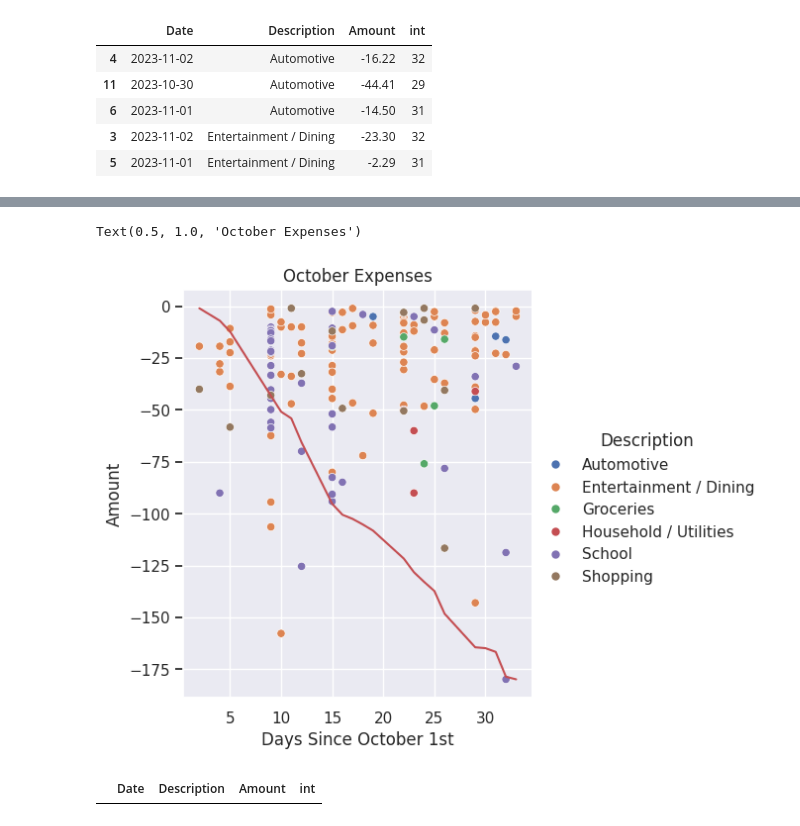
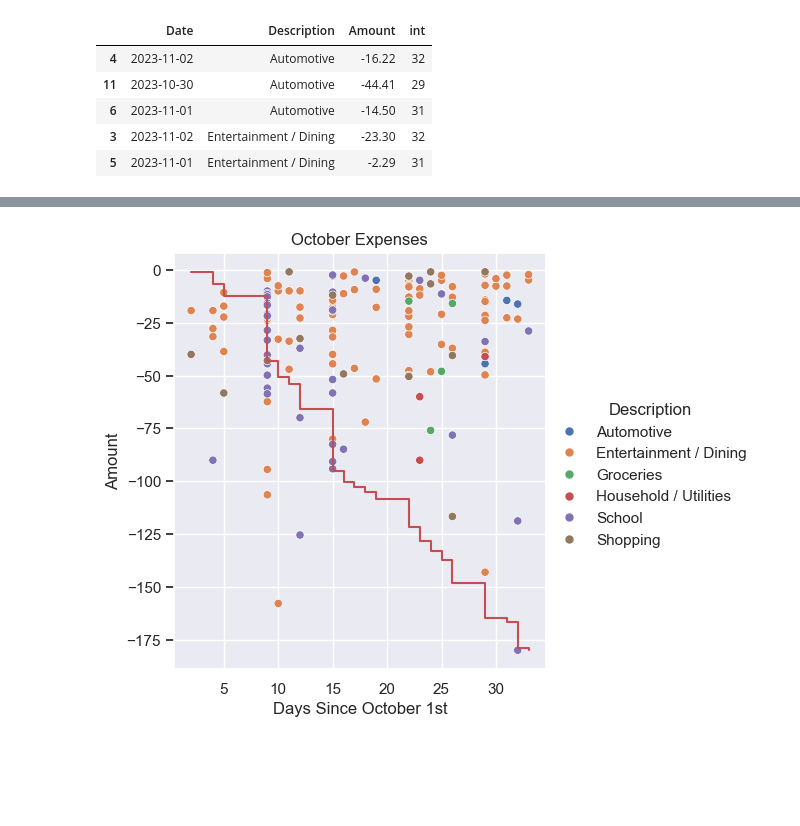
Before and after one commit to andrew-koren/cautious-adventure, a Jupyter notebook: my stuff/cmse/finances/finances review.ipynb, the cells around one changed output, grey strips where cells are left out. Cells and saved outputs as stored; diff of their text form; code cells hidden in the pictures; blank space fills up the shorter version.

```diff
--- a/my stuff/cmse/finances/finances review.ipynb
+++ b/my stuff/cmse/finances/finances review.ipynb
@@ -171,32 +148,23 @@ expenses[expenses['Description'] == 'Household / Utilities']
 # %%
-import seaborn as sns
-
-
 #plt.figure(figsize=(15,60))
 
 sns.set_theme(style='darkgrid')
 
 sns.relplot(x=expenses['int'],y=expenses['Amount'], hue='Description', data=expenses)#,legend=False)
 plt.xlabel('Days Since October 1st')
 
 ax2 = plt.gca().twinx()
 ax2.set_yticks([])  # Hide the ticks
 ax2.set_yticklabels([])  # Hide the tick labels
 ax2.spines['right'].set_visible(False)  # Hide the right spine
 ax2.spines['left'].set_visible(False)   # Hide the left spine
 #plt.tight_layout()
 #handles, labels = plt.gca().get_legend_handles_labels()
 #plt.legend(handles=handles, labels=labels, loc='upper right')
 
+plt.step(expense_dates,total_expenses,where='post',color='r')
 
-sns.lineplot(x=expense_dates,y=total_expenses,ax=ax2,color='r')
 plt.title('October Expenses')
-#expenses.head()
+plt.show()
 # %% [output]
-Text(0.5, 1.0, 'October Expenses')
-[figure, old version]
+[figure, new version]
-# %%
-expenses_oct9 = expenses[expenses['Date']=='2023-10-09']
-expenses_oct9
-# %% [output]
-|  | Date | Description | Amount | int |
```
Also changed, not shown: parts of 8 cells of this notebook, 1 other file.
